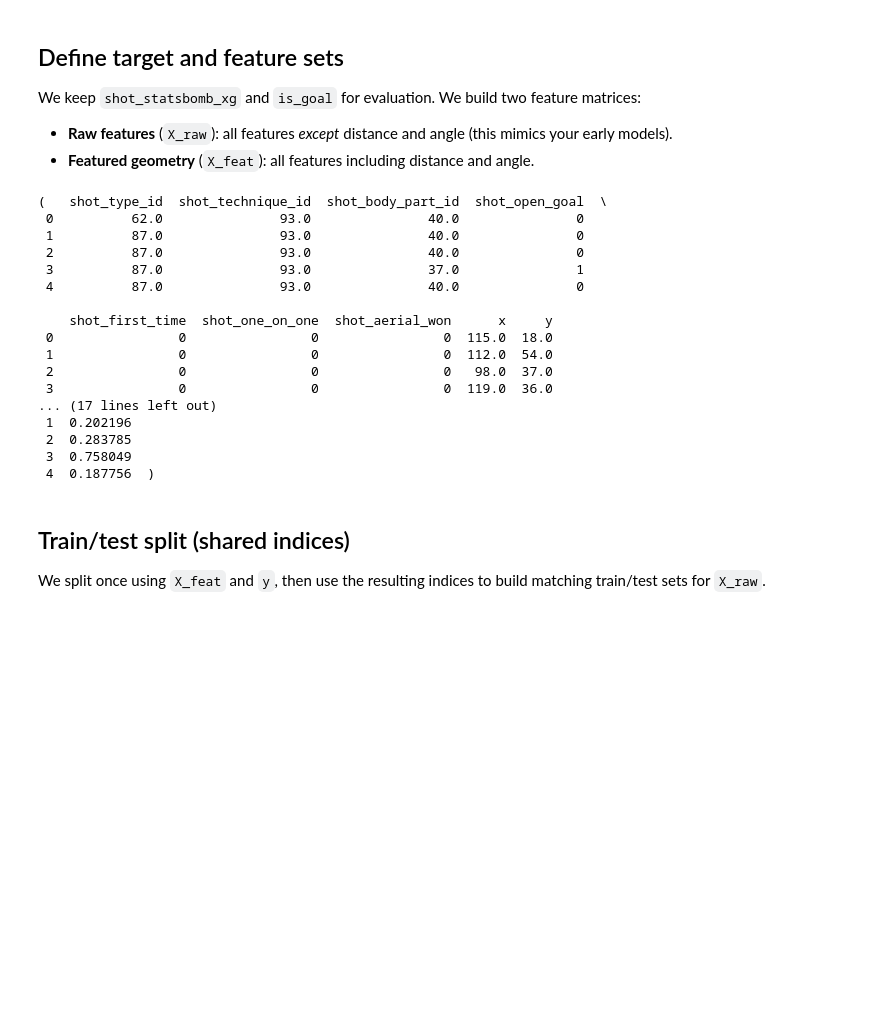
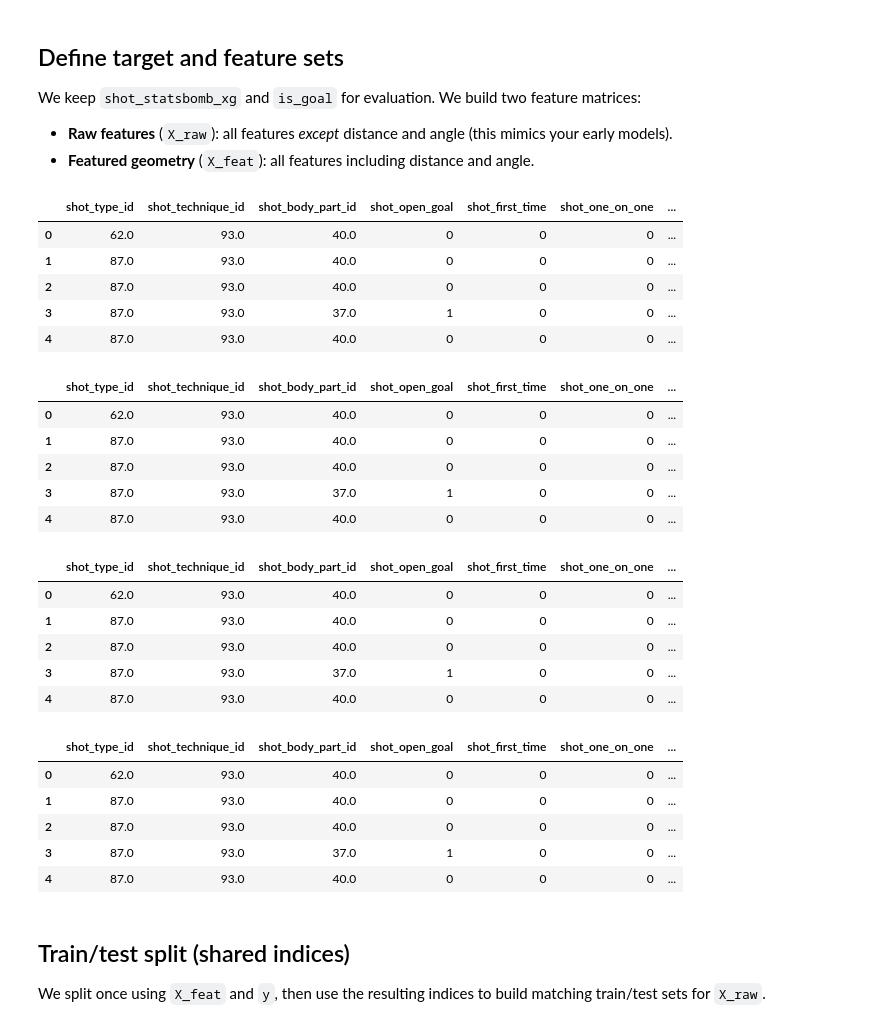
Before and after one commit to M-Traiki/Final_Project_Ironhack, a Jupyter notebook: model_training_and_evaluation.ipynb, the cells around one changed output. Cells and saved outputs as stored; diff of their text form; code cells hidden in the pictures; blank space fills up the shorter version.

```diff
--- a/model_training_and_evaluation.ipynb
+++ b/model_training_and_evaluation.ipynb
@@ -20,9 +20,16 @@ import matplotlib.pyplot as plt
 # %% [markdown]
 ## Load preprocessed shots
 # %%
+# world cup 2018 data frame
 data_path = Path("shots_featured_wc2018.csv")
 shots_featured = pd.read_csv(data_path)
-shots_featured.head()
+display(shots_featured.head())
+
+# Euro 2020 data frame
+
+eu_data_path = Path("shots_featured_eu2020.csv")
+shots_eu = pd.read_csv(eu_data_path)
+shots_eu.head()
 # %% [output]
 |  | shot_statsbomb_xg | shot_type_id | shot_technique_id | shot_body_part_id | shot_open_goal | ... |
 | 0 | 0.009816 | 62.0 | 93.0 | 40.0 | 0 | ... |
@@ -39,37 +52,50 @@ We keep `shot_statsbomb_xg` and `is_goal` for evaluation. We build two feature m
 - **Featured geometry** (`X_feat`): all features including distance and angle.
 # %%
 # Target
-y = shots_featured["is_goal"].astype(int)
-
+y = shots_featured["is_goal"].astype(int) # world cup data target
+y_eu = shots_eu["is_goal"] # Euro data target
 # Base feature set (drop labels/statsbomb xg)
 X_full = shots_featured.drop(["shot_statsbomb_xg", "is_goal"], axis=1)
+
+X_full_eu = shots_eu.drop(["shot_statsbomb_xg","is_goal"],axis=1)
 
 # Raw features: no distance & angle
 drop_geom = [col for col in ["distance", "angle"] if col in X_full.columns]
 X_raw = X_full.drop(drop_geom, axis=1)
 
+X_raw_eu = X_full_eu.drop(["distance","angle"],axis=1)
+
 # Featured geometry = all features
 X_feat = X_full.copy()
 
-X_raw.head(), X_feat.head()
+X_feat_eu = X_full_eu
+
+display(X_raw.head(), X_feat.head(), X_raw_eu.head(), X_feat_eu.head())
 # %% [output]
-(   shot_type_id  shot_technique_id  shot_body_part_id  shot_open_goal  \
- 0          62.0               93.0               40.0               0
- 1          87.0               93.0               40.0               0
- 2          87.0               93.0               40.0               0
- 3          87.0               93.0               37.0               1
- 4          87.0               93.0               40.0               0
-
-    shot_first_time  shot_one_on_one  shot_aerial_won      x     y
- 0                0                0                0  115.0  18.0
- 1                0                0                0  112.0  54.0
- 2                0                0                0   98.0  37.0
- 3                0                0                0  119.0  36.0
-... (17 lines left out)
- 1  0.202196
- 2  0.283785
- 3  0.758049
- 4  0.187756  )
+|  | shot_type_id | shot_technique_id | shot_body_part_id | shot_open_goal | shot_first_time | shot_one_on_one | ... |
+| 0 | 62.0 | 93.0 | 40.0 | 0 | 0 | 0 | ... |
+| 1 | 87.0 | 93.0 | 40.0 | 0 | 0 | 0 | ... |
+| 2 | 87.0 | 93.0 | 40.0 | 0 | 0 | 0 | ... |
+| 3 | 87.0 | 93.0 | 37.0 | 1 | 0 | 0 | ... |
+| 4 | 87.0 | 93.0 | 40.0 | 0 | 0 | 0 | ... |
+|  | shot_type_id | shot_technique_id | shot_body_part_id | shot_open_goal | shot_first_time | shot_one_on_one | ... |
+| 0 | 62.0 | 93.0 | 40.0 | 0 | 0 | 0 | ... |
+| 1 | 87.0 | 93.0 | 40.0 | 0 | 0 | 0 | ... |
+| 2 | 87.0 | 93.0 | 40.0 | 0 | 0 | 0 | ... |
+| 3 | 87.0 | 93.0 | 37.0 | 1 | 0 | 0 | ... |
+| 4 | 87.0 | 93.0 | 40.0 | 0 | 0 | 0 | ... |
+|  | shot_type_id | shot_technique_id | shot_body_part_id | shot_open_goal | shot_first_time | shot_one_on_one | ... |
+| 0 | 62.0 | 93.0 | 40.0 | 0 | 0 | 0 | ... |
+| 1 | 87.0 | 93.0 | 40.0 | 0 | 0 | 0 | ... |
+| 2 | 87.0 | 93.0 | 40.0 | 0 | 0 | 0 | ... |
+| 3 | 87.0 | 93.0 | 37.0 | 1 | 0 | 0 | ... |
+| 4 | 87.0 | 93.0 | 40.0 | 0 | 0 | 0 | ... |
+|  | shot_type_id | shot_technique_id | shot_body_part_id | shot_open_goal | shot_first_time | shot_one_on_one | ... |
+| 0 | 62.0 | 93.0 | 40.0 | 0 | 0 | 0 | ... |
+| 1 | 87.0 | 93.0 | 40.0 | 0 | 0 | 0 | ... |
+| 2 | 87.0 | 93.0 | 40.0 | 0 | 0 | 0 | ... |
+| 3 | 87.0 | 93.0 | 37.0 | 1 | 0 | 0 | ... |
+| 4 | 87.0 | 93.0 | 40.0 | 0 | 0 | 0 | ... |
 # %% [markdown]
 ## Train/test split (shared indices)
 
```
Also changed, not shown: parts of 1 cell of this notebook, 1 other file.
